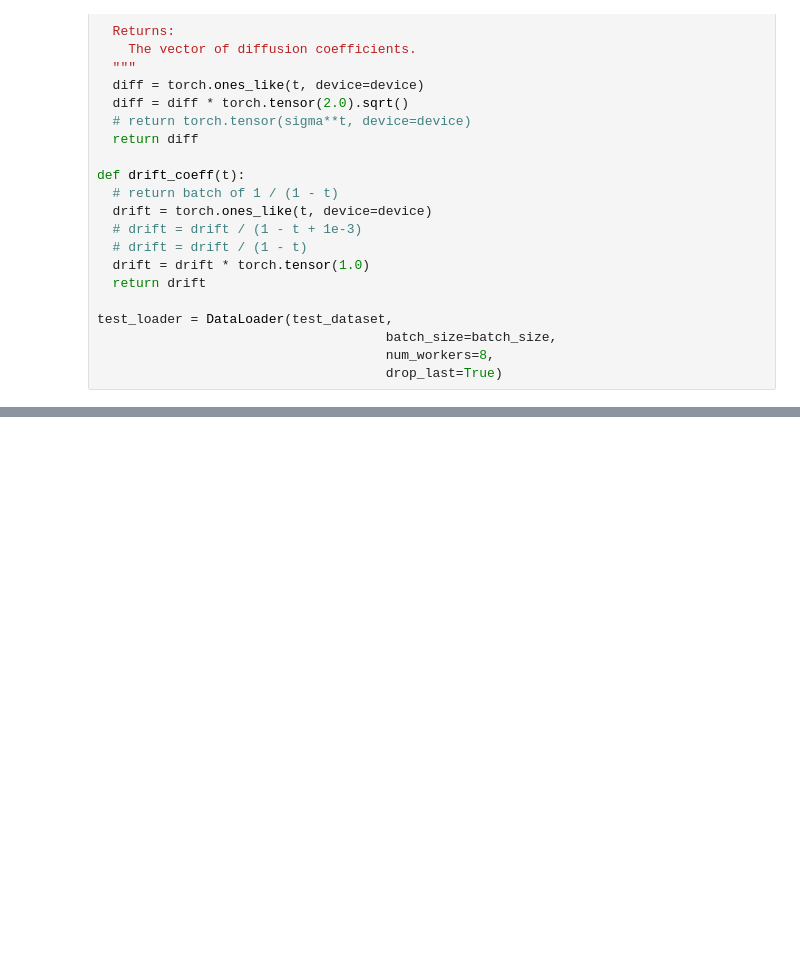
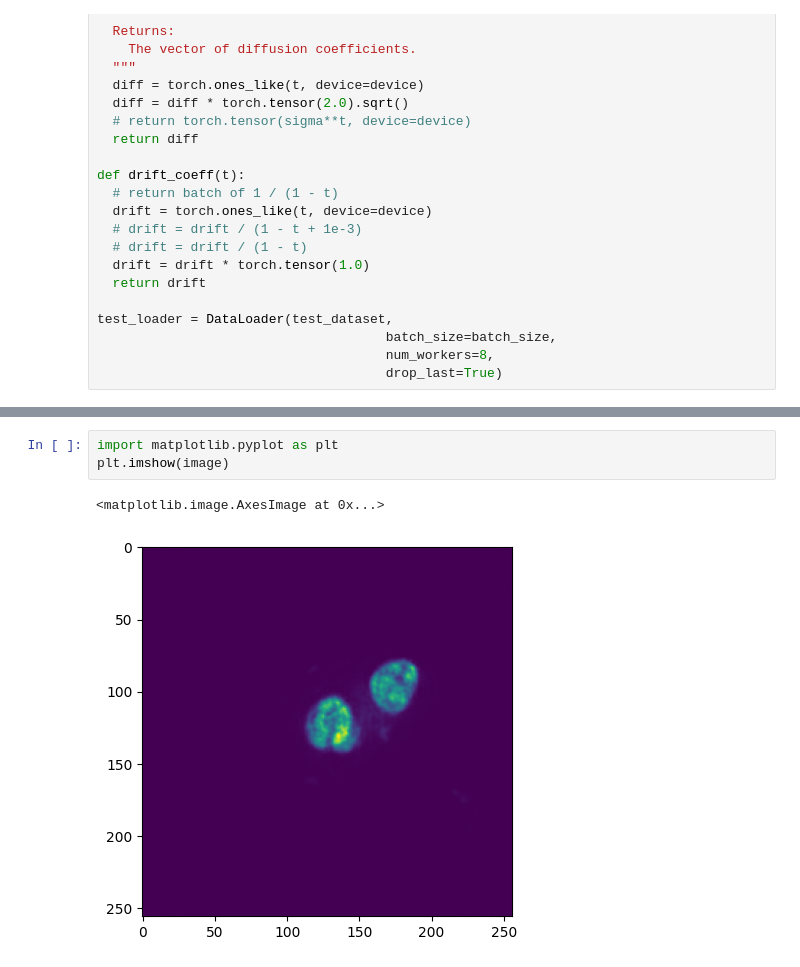
Before and after one commit to tien-th/BBDM_SDE, a Jupyter notebook: sampling_test copy.ipynb, the cells around one changed output, grey strips where cells are left out. Drawn from its saved outputs; the diff is of its cells as text; blank space fills up the shorter version.

```diff
--- a/sampling_test copy.ipynb
+++ b/sampling_test copy.ipynb
@@ -115,3 +158,9 @@ for batch in tqdm(test_loader):
+# %%
+import matplotlib.pyplot as plt
+plt.imshow(image)
+# %% [output]
+<matplotlib.image.AxesImage at 0x...>
+[figure, added]
 # %%
 # show samples
 import matplotlib.pyplot as plt
```
Also changed, not shown: parts of 15 cells of this notebook, 6 other files.
